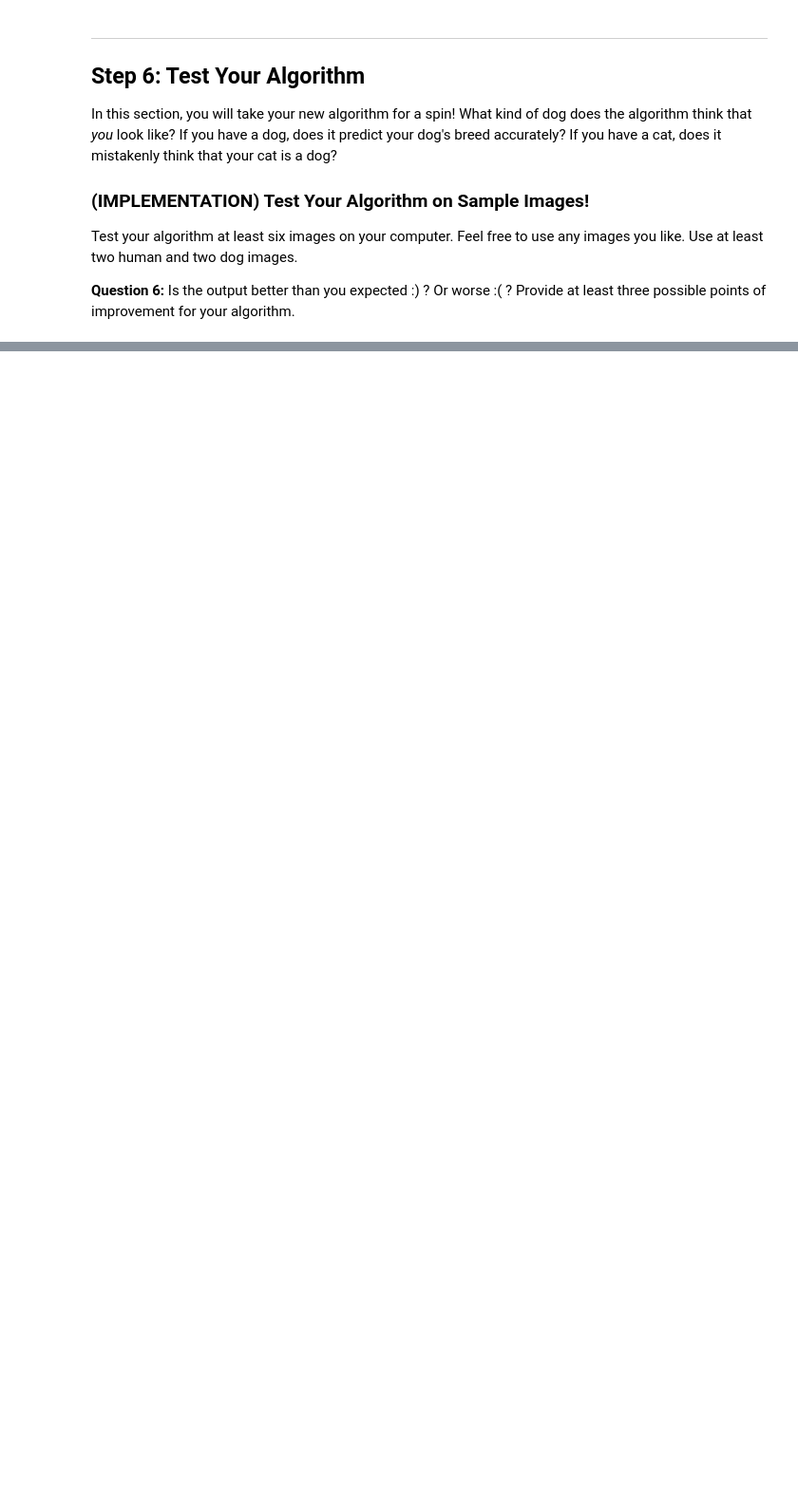
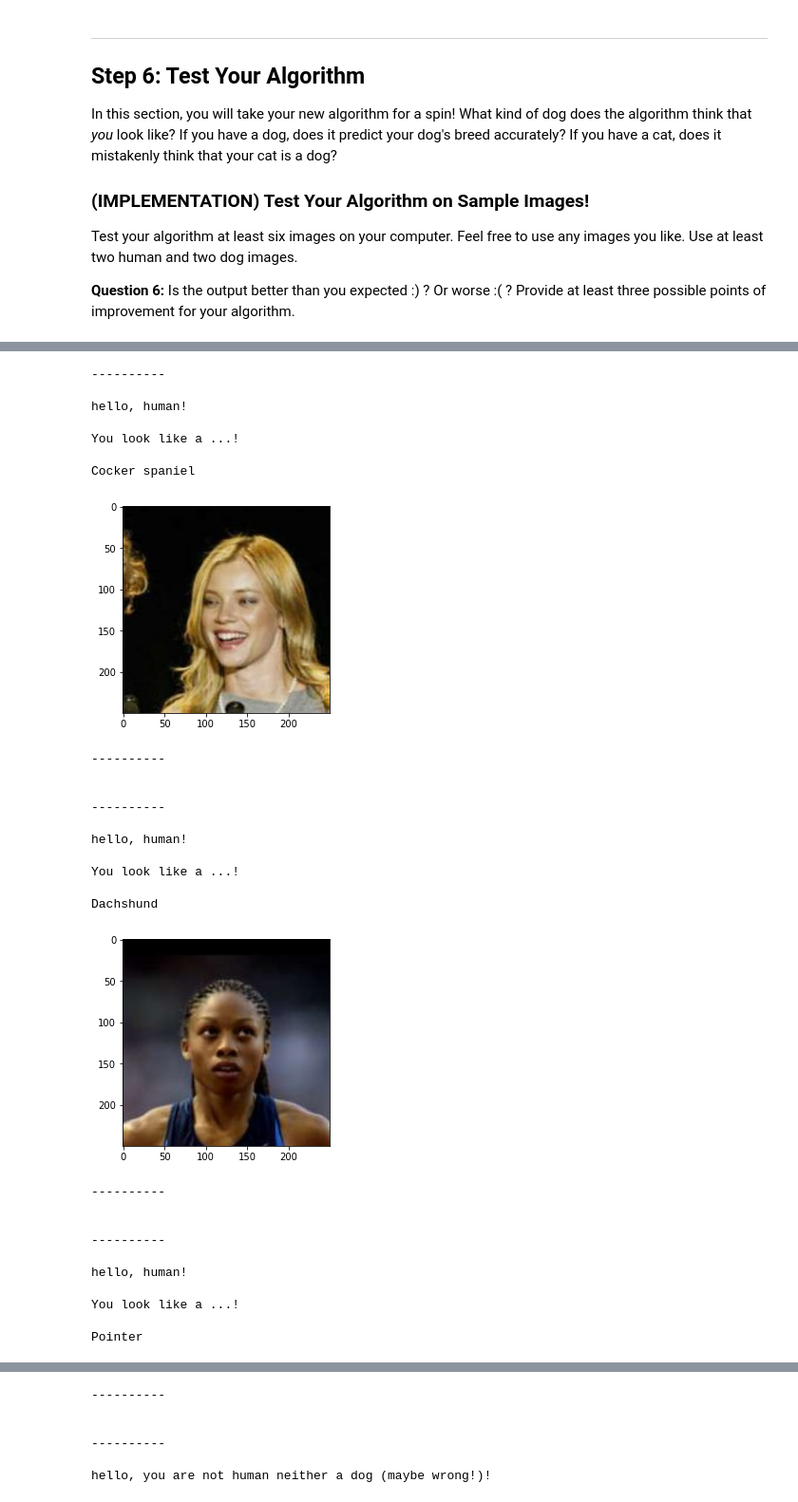
Before and after one commit to chreyes/dog_breed, a Jupyter notebook: dog_app.ipynb, the cells around one changed output, grey strips where cells are left out. Shown at 95% size. Drawn from its saved outputs; the diff is of its cells as text; code cells hidden in the pictures; blank space fills up the shorter version.

```diff
--- a/dog_app.ipynb
+++ b/dog_app.ipynb
@@ -946,0 +1010,57 @@ __Answer:__ (Three possible points for improvement)
+# %%
+## TODO: Execute your algorithm from Step 6 on
+## at least 6 images on your computer.
+## Feel free to use as many code cells as needed.
+
+import random
+n_samples = 5
+
+human_files_sequence = [i for i in human_files]
+human_files_subset = random.sample(human_files_sequence, n_samples)
+
+dog_files_sequence = [i for i in dog_files]
+dog_files_subset = random.sample(dog_files_sequence, n_samples)
+
+for file in np.hstack((human_files_subset, dog_files_subset)):
+    run_app(file)
+
+#loading some photos of my dog, a friend dog (the black one!), my childrens, and me.
+from google.colab import drive
+!mkdir drive_content
+drive.mount('drive_content')
+
+test_images = np.array(glob2.glob("drive_content/My Drive/dl/personal/*"))
+print('\n There are %d total test images.' % len(test_images))
+
+for file in np.hstack((test_images[:6])):
+    run_app(file)
+# %% [output]
+----------
+
+hello, human!
+
+You look like a ...!
+
+Cocker spaniel
+[figure, added]
+----------
+
+
+----------
+
+hello, human!
+
+You look like a ...!
+
+Dachshund
+[figure, added]
+----------
+
+
+----------
+
+hello, human!
+
+You look like a ...!
+
+Pointer
@@ -946,0 +1068,6 @@ __Answer:__ (Three possible points for improvement)
+----------
+
+
+----------
+
+hello, you are not human neither a dog (maybe wrong!)!
```
Also changed, not shown: parts of 23 cells of this notebook.
